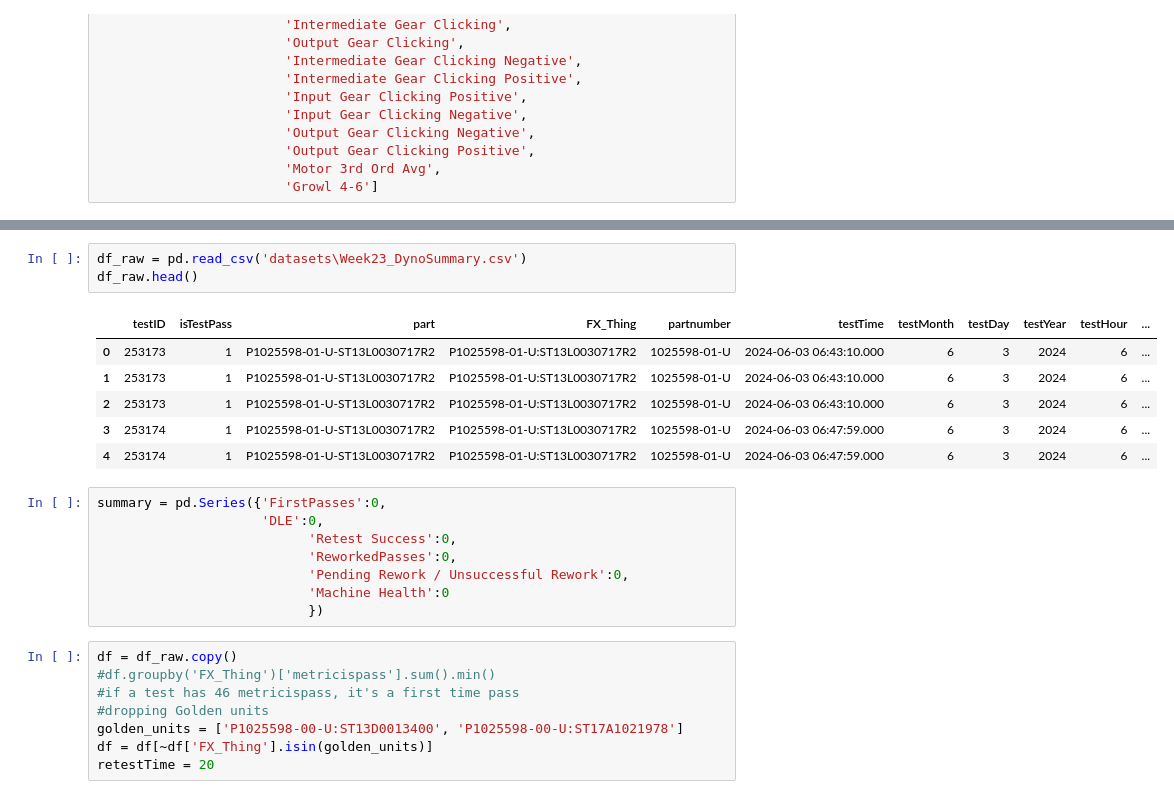
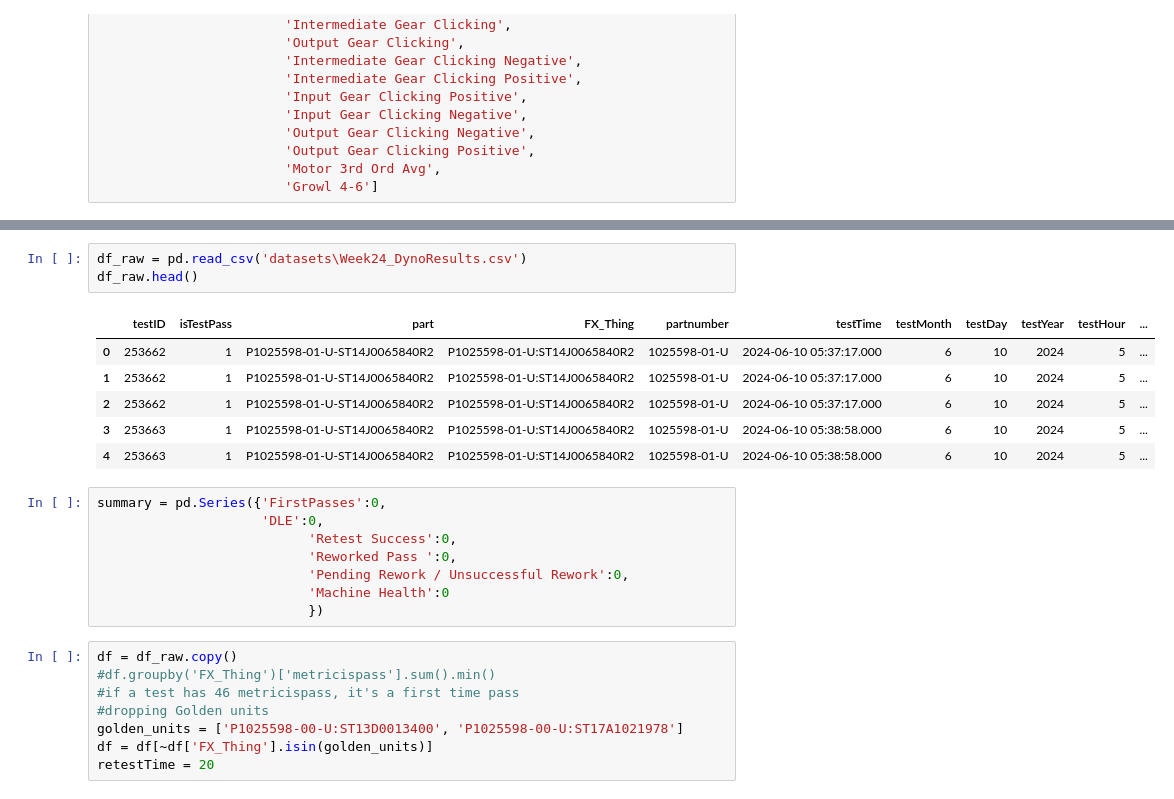
Before and after one commit to edmht/DynoYield_WeeklyRollup, a Jupyter notebook: Dyno_Weekly.ipynb, the cells around one changed output, grey strips where cells are left out. Drawn from its saved outputs; the diff is of its cells as text.

```diff
--- a/Dyno_Weekly.ipynb
+++ b/Dyno_Weekly.ipynb
@@ -41,18 +20,18 @@ Would need to account for breaks and lunches for retestWindow_min. Refer to the
 # %%
-df_raw = pd.read_csv('datasets\Week23_DynoSummary.csv')
+df_raw = pd.read_csv('datasets\Week24_DynoResults.csv')
 df_raw.head()
 # %% [output]
 |  | testID | isTestPass | part | FX_Thing | partnumber | testTime | testMonth | testDay | testYear | testHour | ... |
-| 0 | 253173 | 1 | P1025598-01-U-ST13L0030717R2 | P1025598-01-U:ST13L0030717R2 | 1025598-01-U | 2024-06-03 06:43:10.000 | 6 | 3 | 2024 | 6 | ... |
-| 1 | 253173 | 1 | P1025598-01-U-ST13L0030717R2 | P1025598-01-U:ST13L0030717R2 | 1025598-01-U | 2024-06-03 06:43:10.000 | 6 | 3 | 2024 | 6 | ... |
-| 2 | 253173 | 1 | P1025598-01-U-ST13L0030717R2 | P1025598-01-U:ST13L0030717R2 | 1025598-01-U | 2024-06-03 06:43:10.000 | 6 | 3 | 2024 | 6 | ... |
-| 3 | 253174 | 1 | P1025598-01-U-ST13L0030717R2 | P1025598-01-U:ST13L0030717R2 | 1025598-01-U | 2024-06-03 06:47:59.000 | 6 | 3 | 2024 | 6 | ... |
-| 4 | 253174 | 1 | P1025598-01-U-ST13L0030717R2 | P1025598-01-U:ST13L0030717R2 | 1025598-01-U | 2024-06-03 06:47:59.000 | 6 | 3 | 2024 | 6 | ... |
+| 0 | 253662 | 1 | P1025598-01-U-ST14J0065840R2 | P1025598-01-U:ST14J0065840R2 | 1025598-01-U | 2024-06-10 05:37:17.000 | 6 | 10 | 2024 | 5 | ... |
+| 1 | 253662 | 1 | P1025598-01-U-ST14J0065840R2 | P1025598-01-U:ST14J0065840R2 | 1025598-01-U | 2024-06-10 05:37:17.000 | 6 | 10 | 2024 | 5 | ... |
+| 2 | 253662 | 1 | P1025598-01-U-ST14J0065840R2 | P1025598-01-U:ST14J0065840R2 | 1025598-01-U | 2024-06-10 05:37:17.000 | 6 | 10 | 2024 | 5 | ... |
+| 3 | 253663 | 1 | P1025598-01-U-ST14J0065840R2 | P1025598-01-U:ST14J0065840R2 | 1025598-01-U | 2024-06-10 05:38:58.000 | 6 | 10 | 2024 | 5 | ... |
+| 4 | 253663 | 1 | P1025598-01-U-ST14J0065840R2 | P1025598-01-U:ST14J0065840R2 | 1025598-01-U | 2024-06-10 05:38:58.000 | 6 | 10 | 2024 | 5 | ... |
 # %%
 summary = pd.Series({'FirstPasses':0,
                      'DLE':0,
                            'Retest Success':0,
-                           'ReworkedPasses':0,
+                           'Reworked Pass ':0,
                            'Pending Rework / Unsuccessful Rework':0,
                            'Machine Health':0
                            })
```
Also changed, not shown: parts of 17 cells of this notebook.
